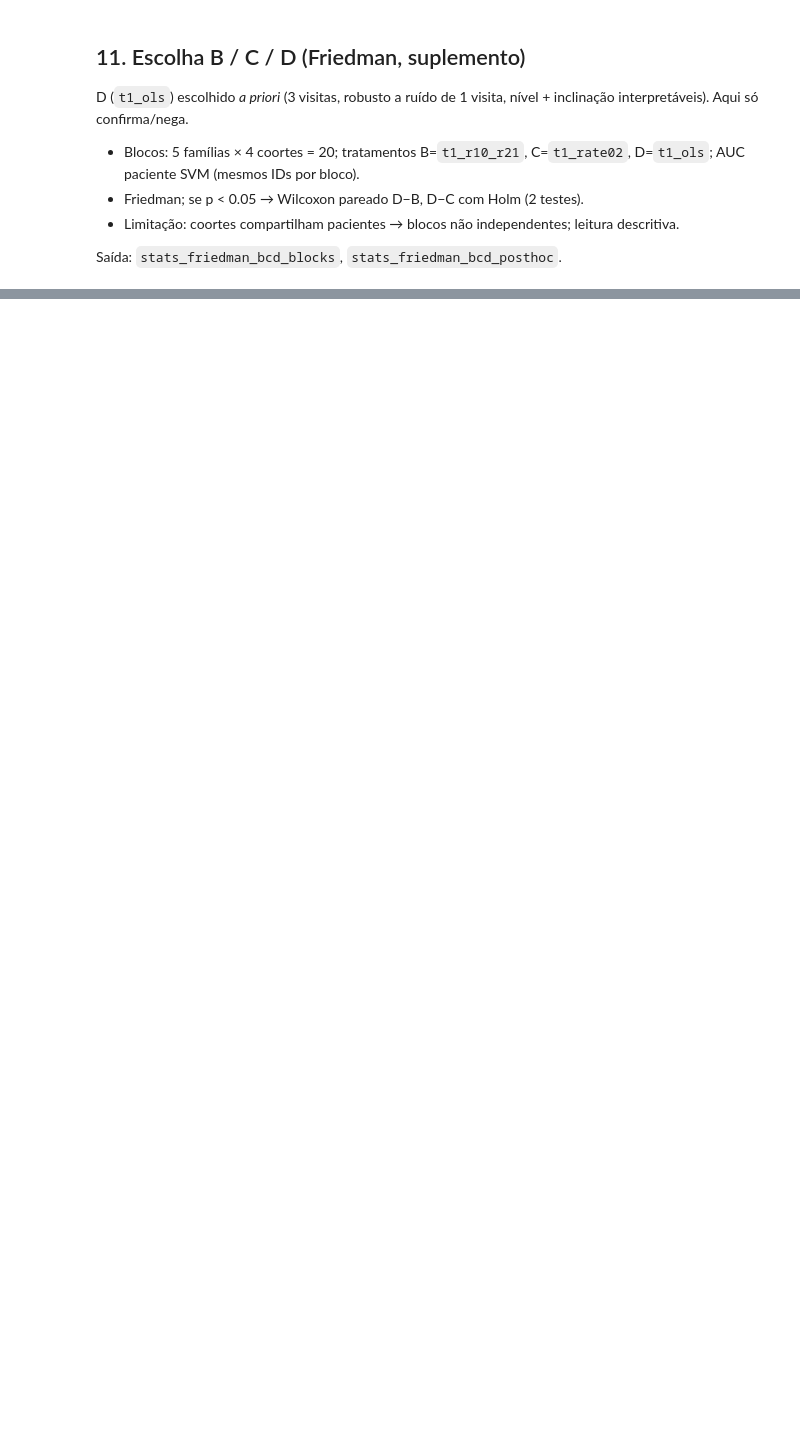
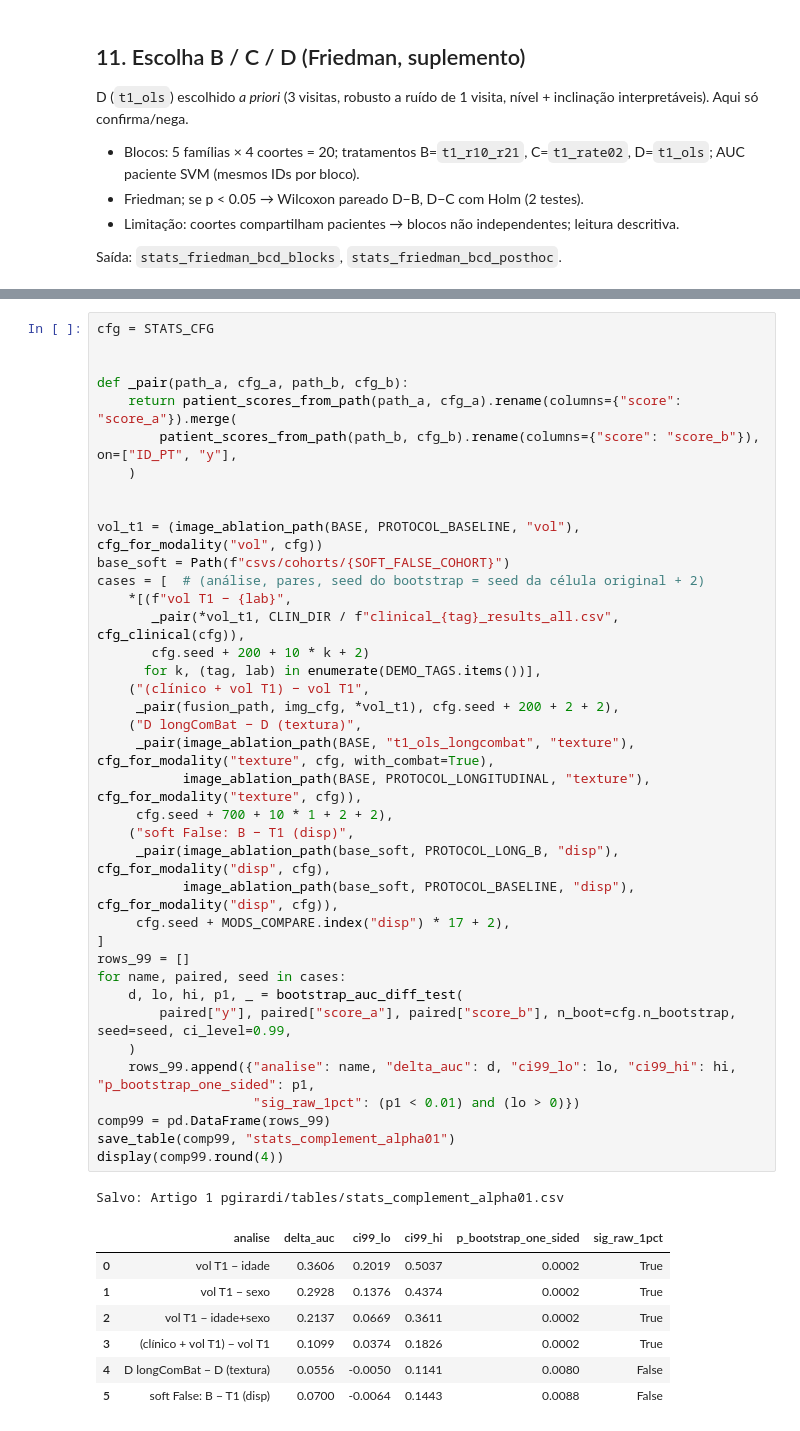
Before and after one commit to PauloMatheusGr/graphs, a Jupyter notebook: 7_stats.ipynb, the cells around one changed output, grey strips where cells are left out. Drawn from its saved outputs; the diff is of its cells as text; blank space fills up the shorter version.

```diff
--- a/7_stats.ipynb
+++ b/7_stats.ipynb
@@ -1269,0 +1566,47 @@ display(post_f.round(4))
+# %%
+cfg = STATS_CFG
+
+
+def _pair(path_a, cfg_a, path_b, cfg_b):
+    return patient_scores_from_path(path_a, cfg_a).rename(columns={"score": "score_a"}).merge(
+        patient_scores_from_path(path_b, cfg_b).rename(columns={"score": "score_b"}), on=["ID_PT", "y"],
+    )
+
+
+vol_t1 = (image_ablation_path(BASE, PROTOCOL_BASELINE, "vol"), cfg_for_modality("vol", cfg))
+base_soft = Path(f"csvs/cohorts/{SOFT_FALSE_COHORT}")
+cases = [  # (análise, pares, seed do bootstrap = seed da célula original + 2)
+    *[(f"vol T1 − {lab}",
+       _pair(*vol_t1, CLIN_DIR / f"clinical_{tag}_results_all.csv", cfg_clinical(cfg)),
+       cfg.seed + 200 + 10 * k + 2)
+      for k, (tag, lab) in enumerate(DEMO_TAGS.items())],
+    ("(clínico + vol T1) − vol T1",
+     _pair(fusion_path, img_cfg, *vol_t1), cfg.seed + 200 + 2 + 2),
+    ("D longComBat − D (textura)",
+     _pair(image_ablation_path(BASE, "t1_ols_longcombat", "texture"), cfg_for_modality("texture", cfg, with_combat=True),
+           image_ablation_path(BASE, PROTOCOL_LONGITUDINAL, "texture"), cfg_for_modality("texture", cfg)),
+     cfg.seed + 700 + 10 * 1 + 2 + 2),
+    ("soft False: B − T1 (disp)",
+     _pair(image_ablation_path(base_soft, PROTOCOL_LONG_B, "disp"), cfg_for_modality("disp", cfg),
+           image_ablation_path(base_soft, PROTOCOL_BASELINE, "disp"), cfg_for_modality("disp", cfg)),
+     cfg.seed + MODS_COMPARE.index("disp") * 17 + 2),
+]
+rows_99 = []
+for name, paired, seed in cases:
+    d, lo, hi, p1, _ = bootstrap_auc_diff_test(
+        paired["y"], paired["score_a"], paired["score_b"], n_boot=cfg.n_bootstrap, seed=seed, ci_level=0.99,
+    )
+    rows_99.append({"analise": name, "delta_auc": d, "ci99_lo": lo, "ci99_hi": hi, "p_bootstrap_one_sided": p1,
+                    "sig_raw_1pct": (p1 < 0.01) and (lo > 0)})
+comp99 = pd.DataFrame(rows_99)
+save_table(comp99, "stats_complement_alpha01")
+display(comp99.round(4))
+# %% [output]
+Salvo: Artigo 1 pgirardi/tables/stats_complement_alpha01.csv
+|  | analise | delta_auc | ci99_lo | ci99_hi | p_bootstrap_one_sided | sig_raw_1pct |
+| 0 | vol T1 − idade | 0.3606 | 0.2019 | 0.5037 | 0.0002 | True |
+| 1 | vol T1 − sexo | 0.2928 | 0.1376 | 0.4374 | 0.0002 | True |
+| 2 | vol T1 − idade+sexo | 0.2137 | 0.0669 | 0.3611 | 0.0002 | True |
+| 3 | (clínico + vol T1) − vol T1 | 0.1099 | 0.0374 | 0.1826 | 0.0002 | True |
+| 4 | D longComBat − D (textura) | 0.0556 | -0.0050 | 0.1141 | 0.0080 | False |
+| 5 | soft False: B − T1 (disp) | 0.0700 | -0.0064 | 0.1443 | 0.0088 | False |
```
Also changed, not shown: parts of 10 cells of this notebook, 13 other files.
